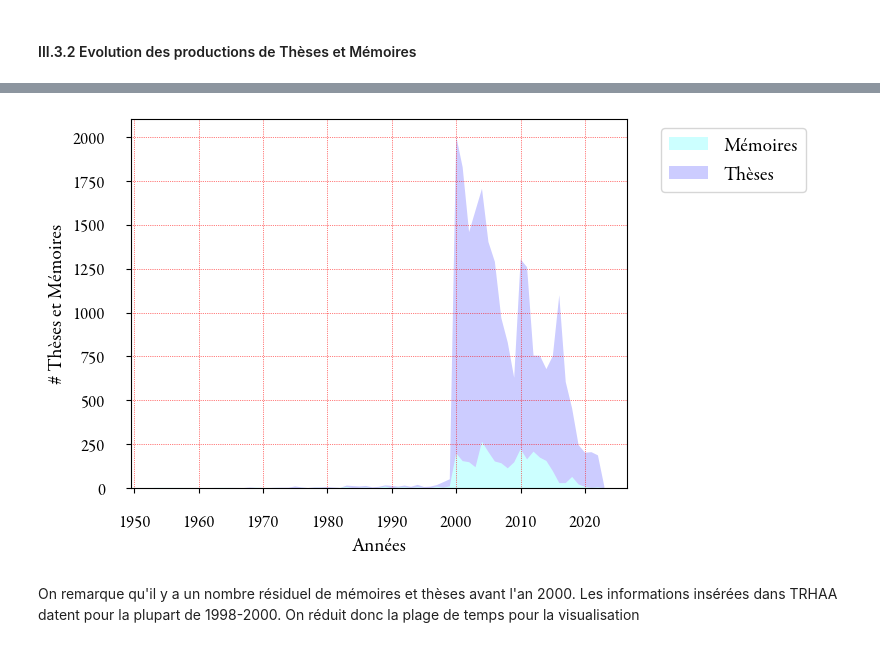
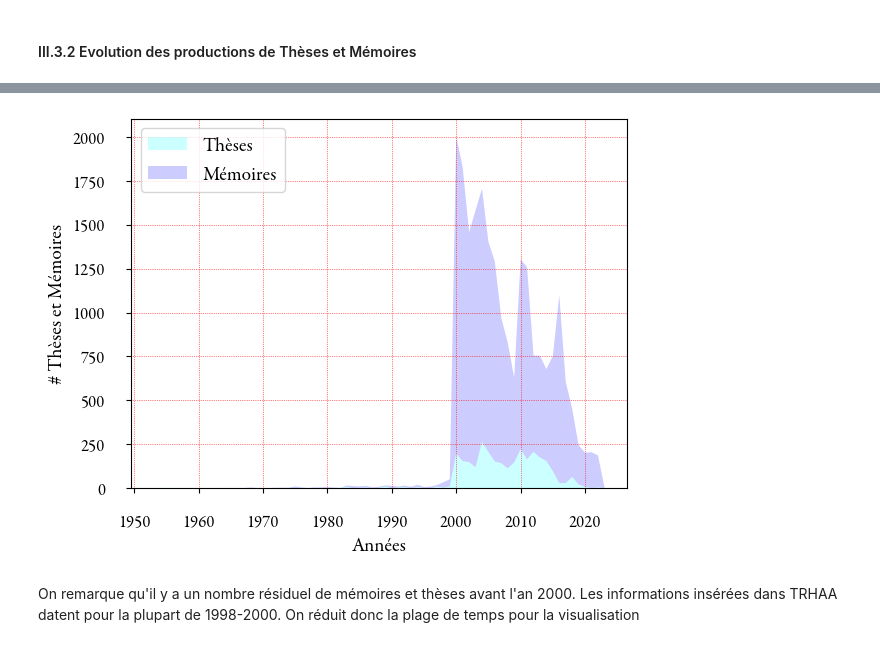
Before and after one commit to RMorana/DU_Data, a Jupyter notebook: TrhaaV2.ipynb, the cells around one changed output, grey strips where cells are left out. Cells and saved outputs as stored; diff of their text form; code cells hidden in the pictures.

```diff
--- a/TrhaaV2.ipynb
+++ b/TrhaaV2.ipynb
@@ -564,7 +566,7 @@ df_trhaa.loc[df_trhaa["TypeMemoire"] == "Mémoire de 2e cycle de l'Ecole du Louv
 df_trhaa.loc[df_trhaa["TypeMemoire"] == "Mémoire de 3e cycle de l'Ecole du Louvre (Thèse)", "TypeMemoireThese"] = "These de 3e cycle"
 df_trhaa.loc[df_trhaa["TypeMemoire"] == "Mémoire de DEA", "TypeMemoireThese"] = "M2 Recherche"
 df_trhaa.loc[df_trhaa["TypeMemoire"] == "Mémoire de DESS", "TypeMemoireThese"] = "M2 Pro"
-df_trhaa.loc[df_trhaa["TypeMemoire"] == "Mémoire de DRA", "TypeMemoireThese"] = "M2 Recherche" # DRA == DEA ??
+df_trhaa.loc[df_trhaa["TypeMemoire"] == "Mémoire de DRA", "TypeMemoireThese"] = "M2 Pro"
 df_trhaa.loc[df_trhaa["TypeMemoire"] == "Mémoire de l'IFROA", "TypeMemoireThese"] = "M2 Pro" # M2 plutôt que M1 car clôt un cycle
 df_trhaa.loc[df_trhaa["TypeMemoire"] == "Mémoire de master professionnel 1re année", "TypeMemoireThese"] = "M1 Pro"
 df_trhaa.loc[df_trhaa["TypeMemoire"] == "Mémoire de master professionnel 2e année", "TypeMemoireThese"] = "M2 Pro"
@@ -574,6 +576,8 @@ df_trhaa.loc[df_trhaa["TypeMemoire"] == "Mémoire de maîtrise", "TypeMemoireThe
 df_trhaa.loc[df_trhaa["TypeMemoire"] == "Mémoire de maîtrise de sciences et techniques (MST)", "TypeMemoireThese"] = "M2 Pro"
 
 print(df_trhaa[["Illustration","TypeMemoireThese"]].groupby("TypeMemoireThese")["TypeMemoireThese"].count())
+
+print("Total: ", df_trhaa[["Illustration","TypeMemoireThese"]].groupby("TypeMemoireThese")["TypeMemoireThese"].count().sum())
 # %% [output]
 TypeMemoireThese
 HDR                    61
@@ -947,35 +952,35 @@ print(df_trhaa_PG_groupedforpivot)
 # %%
 # affichage de l'evolution des # de mémoires et thèses dans le temps
 df_trhaa_PG_pivot = pd.DataFrame([])
 
 # pivot
 df_trhaa_PG_pivot = pd.pivot_table(df_trhaa_PG_groupedforpivot,index="TypeDocument",values="nb_docs",columns="SoutenanceDateFin")
 df_trhaa_PG_pivot = df_trhaa_PG_pivot.fillna(0)
 df_trhaa_PG_pivot =df_trhaa_PG_pivot.T.reset_index()
 
 # fabrication des listes pour stackplot
 category = df_trhaa_PG_pivot["SoutenanceDateFin"].tolist()
 values = df_trhaa_PG_pivot[[   "thèse","mémoire"
                 ]].values.T.tolist()
-labels = ["Mémoires","Thèses"]
+labels = ["Thèses", "Mémoires"]
 colors = ["cyan","blue"]
 
 # affichage du stackplot
 plt.stackplot(category,*values,labels=labels,colors=colors, alpha=0.2)
 matplotlib.rc('font',family='Garamond Premier Pro')
-plt.legend(loc='upper left',bbox_to_anchor=(1.05, 1), prop={'size':14})
+plt.legend(loc='upper left', prop={'size':14})
 #plt.title("Evolution des thèses et mémoires dans TRHAA",size=20)
 plt.xlabel("Années", fontsize=14,font=garamond_font)
 plt.ylabel("# Thèses et Mémoires",fontsize=14,font=garamond_font)
 plt.tick_params(axis='x', pad=15)
 plt.tick_params(axis='y', pad=15)
 plt.xticks(font=garamond_font,fontsize=12)
 plt.yticks(font=garamond_font,fontsize=12)
 plt.grid(True)
 plt.grid(color='red', linestyle=':', linewidth=0.5,alpha=1)
 plt.show()
 # %% [output]
-[figure, old version]
+[figure, new version]
 # %% [markdown]
 On remarque qu'il y a un nombre résiduel de mémoires et thèses avant l'an 2000. Les informations insérées dans TRHAA datent pour la plupart de 1998-2000. On réduit donc la plage de temps pour la visualisation
 # %%
```
Also changed, not shown: parts of 5 cells of this notebook, 1 other file.
